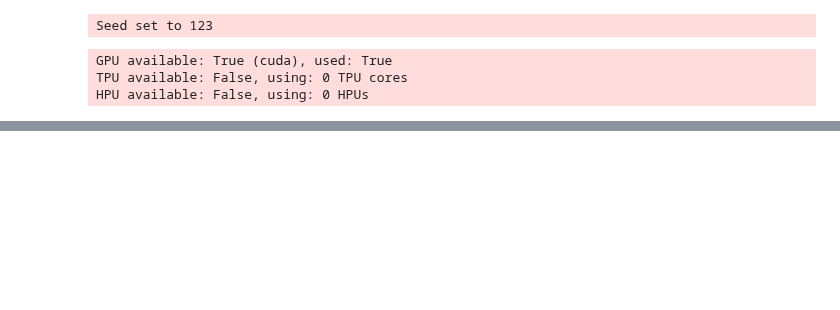
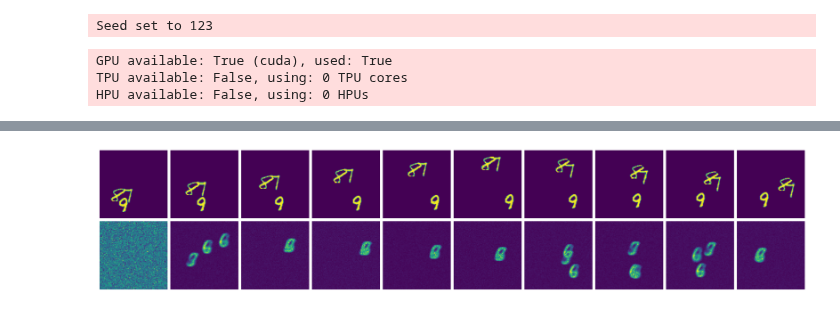
Before and after one commit to esennesh/dcpc_paper, a Jupyter notebook: experiments/dcpc_minibmnist_eval.ipynb, the cells around one changed output, grey strips where cells are left out. Saved outputs shown, nothing was run; the diff lists cells and outputs as text; code cells hidden in the pictures; blank space fills up the shorter version.

Commit message:
experiments.dcpc_minibmnist_eval: merge images, estimates into single figure
Signed-off-by: Eli Sennesh <eli.sennesh@vanderbilt.edu>

```diff
--- a/experiments/dcpc_minibmnist_eval.ipynb
+++ b/experiments/dcpc_minibmnist_eval.ipynb
@@ -22,5 +22,5 @@ GPU available: True (cuda), used: True
 TPU available: False, using: 0 TPU cores
 HPU available: False, using: 0 HPUs
 # %%
-trainer.fit(model, data, ckpt_path="saved/models/MiniBouncingMnist_Dcpc/0823_161752/checkpoint_999.ckpt")
+trainer.fit(model, data, ckpt_path="saved/models/MiniBouncingMnist_Dcpc/1218_232953/checkpoint_999.ckpt")
 # %% [output]
@@ -74,4 +77,0 @@ torch.Size([5, 10, 96, 96])
-# %%
-for t in range(xs.shape[1]):
-    plt.imshow(xs[0, t, :, :])
-    plt.show()
@@ -92,4 +81,4 @@ model._load_particles(indices, False)
 with model.graph.condition(**{k: v['value'] for k, v in model.graph.nodes.items()}) as predictive:
     estimates = predictive(B=len(xs), mode="prior", P=model.num_particles)
 # %%
-estimates = torch.stack(estimates, dim=-3)
+estimates = torch.stack(estimates, dim=-3).mean(dim=0)
@@ -98,4 +84,0 @@ estimate = estimates.mean(dim=0)[0]
-# %%
-for t in range(estimate.shape[0]):
-    plt.imshow(estimate[t, :, :].detach().cpu().numpy())
-    plt.show()
@@ -112,0 +85,10 @@ for t in range(estimate.shape[0]):
+# %%
+fig, axes = plt.subplots(2, xs.shape[1], layout='compressed', figsize=(2 * xs.shape[1], 2 * 2))
+for t in range(xs.shape[1]):
+    axes[0, t].imshow(xs[0, t, :, :])
+    axes[1, t].imshow(estimates[0, t, :, :].detach().cpu().numpy())
+    axes[0, t].axis("off")
+    axes[1, t].axis("off")
+fig.show()
+# %% [output]
+[figure, added]
```
Also changed, not shown: parts of 7 cells of this notebook.
